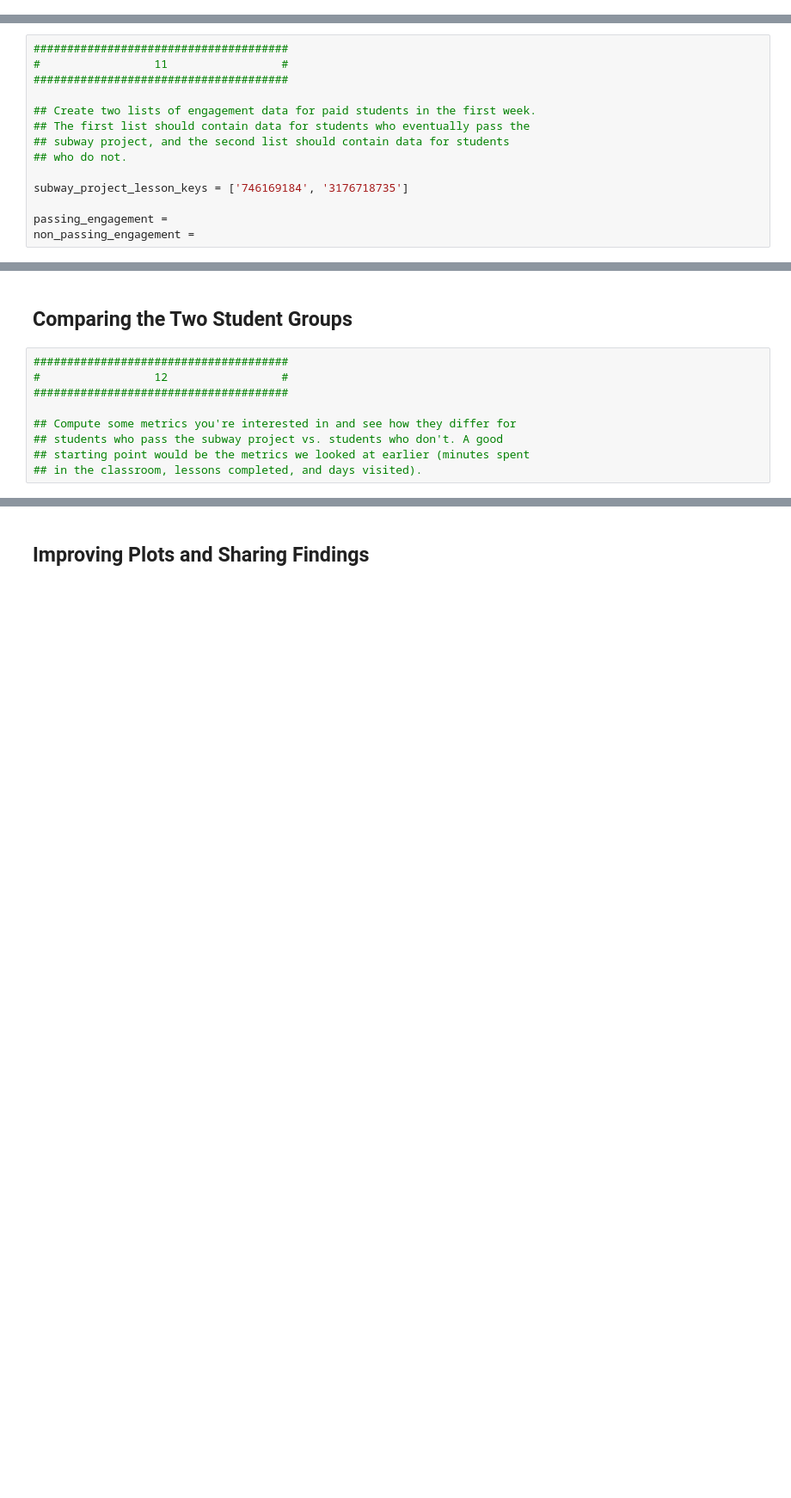
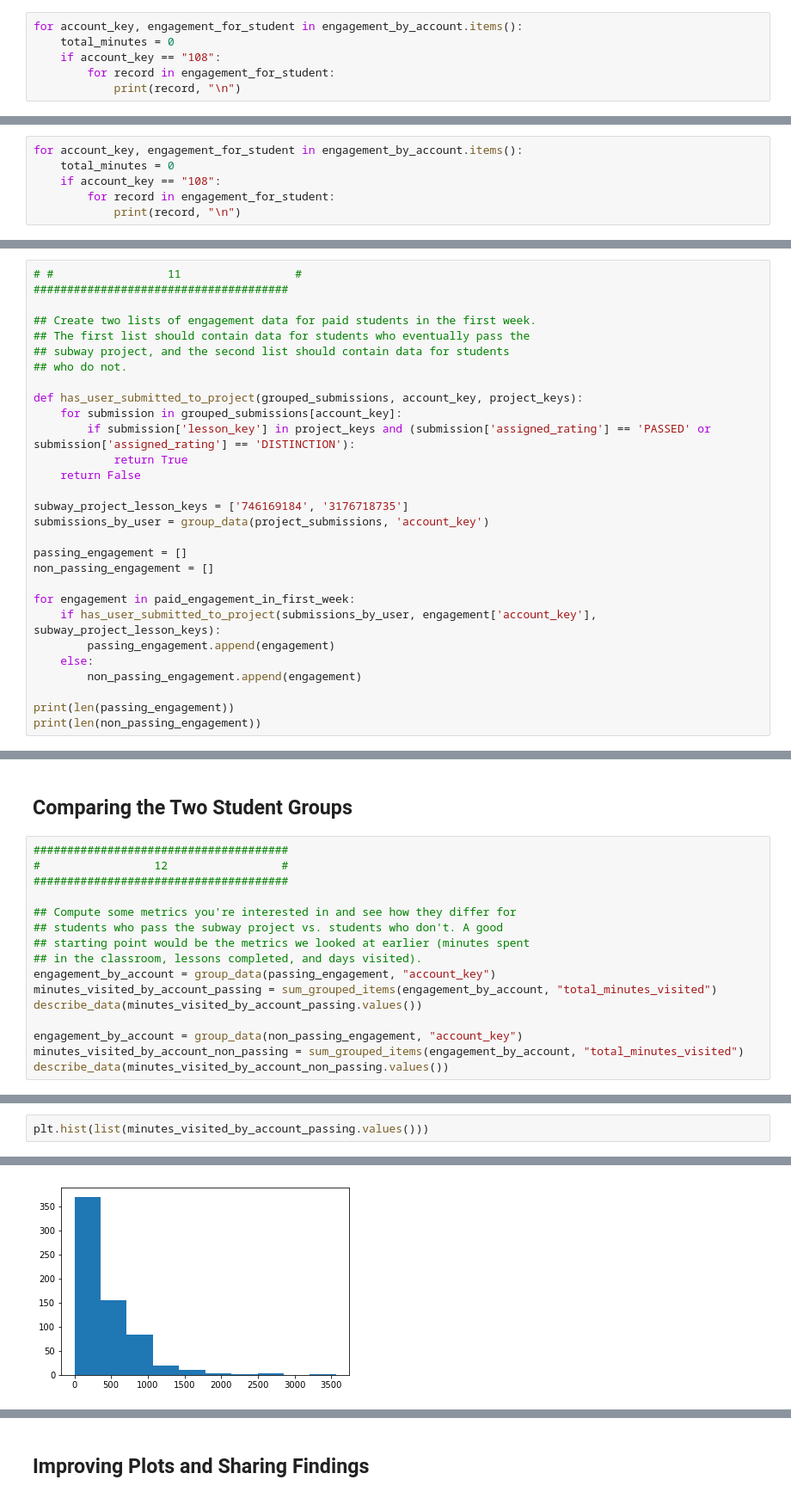
Before and after one commit to msznajder/udacity_intro_to_data_analysis-, a Jupyter notebook: udacity_intro_to_data_analysis/lesson_1/L1_Starter_Code.ipynb, the cells around one changed output, grey strips where cells are left out. Shown at 86% size. Cells and saved outputs as stored; diff of their text form; blank space fills up the shorter version.

```diff
--- a/udacity_intro_to_data_analysis/lesson_1/L1_Starter_Code.ipynb
+++ b/udacity_intro_to_data_analysis/lesson_1/L1_Starter_Code.ipynb
@@ -407,0 +476,6 @@ print 'Maximum:', np.max(total_minutes)
+# %%
+for account_key, engagement_for_student in engagement_by_account.items():
+    total_minutes = 0
+    if account_key == "108":
+        for record in engagement_for_student:
+            print(record, "\n")
@@ -407,0 +518,6 @@ print 'Maximum:', np.max(total_minutes)
+# %%
+for account_key, engagement_for_student in engagement_by_account.items():
+    total_minutes = 0
+    if account_key == "108":
+        for record in engagement_for_student:
+            print(record, "\n")
@@ -427,8 +611,7 @@ print 'Maximum:', np.max(total_minutes)
 # %% [markdown]
 ## Splitting out Passing Students
 # %%
-######################################
-#                 11                 #
+# #                 11                 #
 ######################################
 
 ## Create two lists of engagement data for paid students in the first week.
@@ -436,7 +619,23 @@ print 'Maximum:', np.max(total_minutes)
 ## subway project, and the second list should contain data for students
 ## who do not.
 
+def has_user_submitted_to_project(grouped_submissions, account_key, project_keys):
+    for submission in grouped_submissions[account_key]:
+        if submission['lesson_key'] in project_keys and (submission['assigned_rating'] == 'PASSED' or submission['assigned_rating'] == 'DISTINCTION'):
+            return True
+    return False
+
 subway_project_lesson_keys = ['746169184', '3176718735']
+submissions_by_user = group_data(project_submissions, 'account_key')
 
-passing_engagement =
-non_passing_engagement =
+passing_engagement = []
+non_passing_engagement = []
+
+for engagement in paid_engagement_in_first_week:
+    if has_user_submitted_to_project(submissions_by_user, engagement['account_key'], subway_project_lesson_keys):
+        passing_engagement.append(engagement)
+    else:
+        non_passing_engagement.append(engagement)
+
+print(len(passing_engagement))
+print(len(non_passing_engagement))
@@ -451,3 +653,10 @@ non_passing_engagement =
 ## students who pass the subway project vs. students who don't. A good
 ## starting point would be the metrics we looked at earlier (minutes spent
 ## in the classroom, lessons completed, and days visited).
+engagement_by_account = group_data(passing_engagement, "account_key")
+minutes_visited_by_account_passing = sum_grouped_items(engagement_by_account, "total_minutes_visited")
+describe_data(minutes_visited_by_account_passing.values())
+
+engagement_by_account = group_data(non_passing_engagement, "account_key")
+minutes_visited_by_account_non_passing = sum_grouped_items(engagement_by_account, "total_minutes_visited")
+describe_data(minutes_visited_by_account_non_passing.values())
@@ -463,0 +738,3 @@ non_passing_engagement =
+# %%
+plt.hist(list(minutes_visited_by_account_passing.values()))
+# %% [output]
@@ -463,0 +746 @@ non_passing_engagement =
+[figure, added]
```
Also changed, not shown: parts of 41 cells of this notebook, 1 other file.
